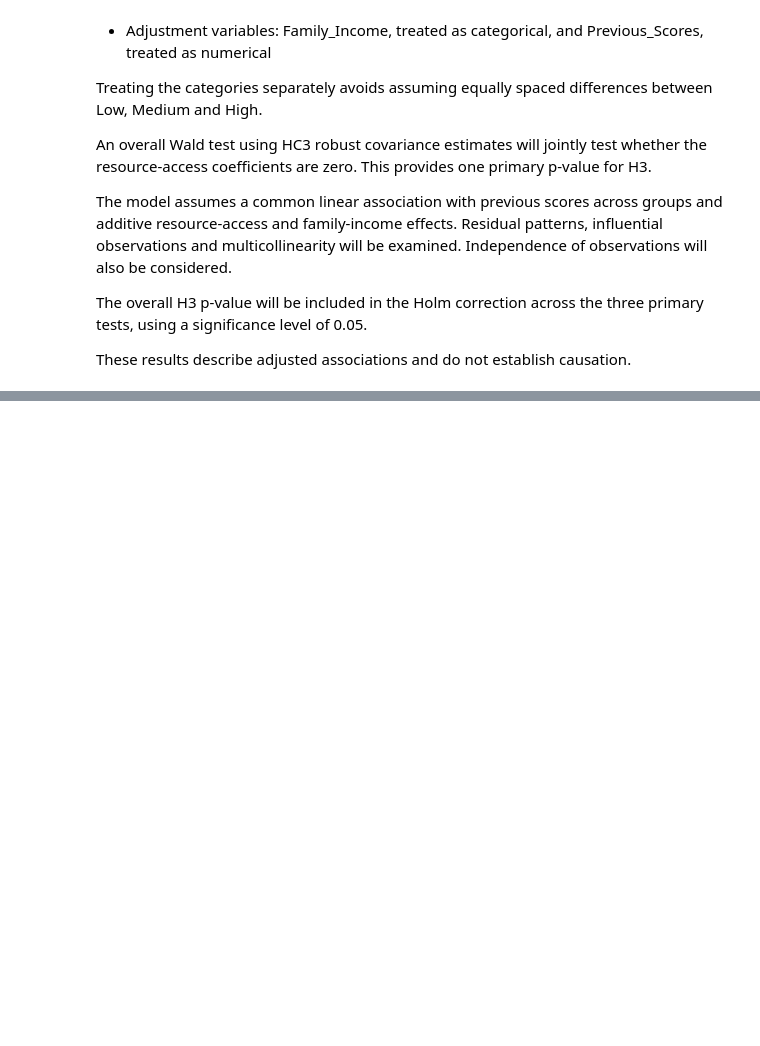
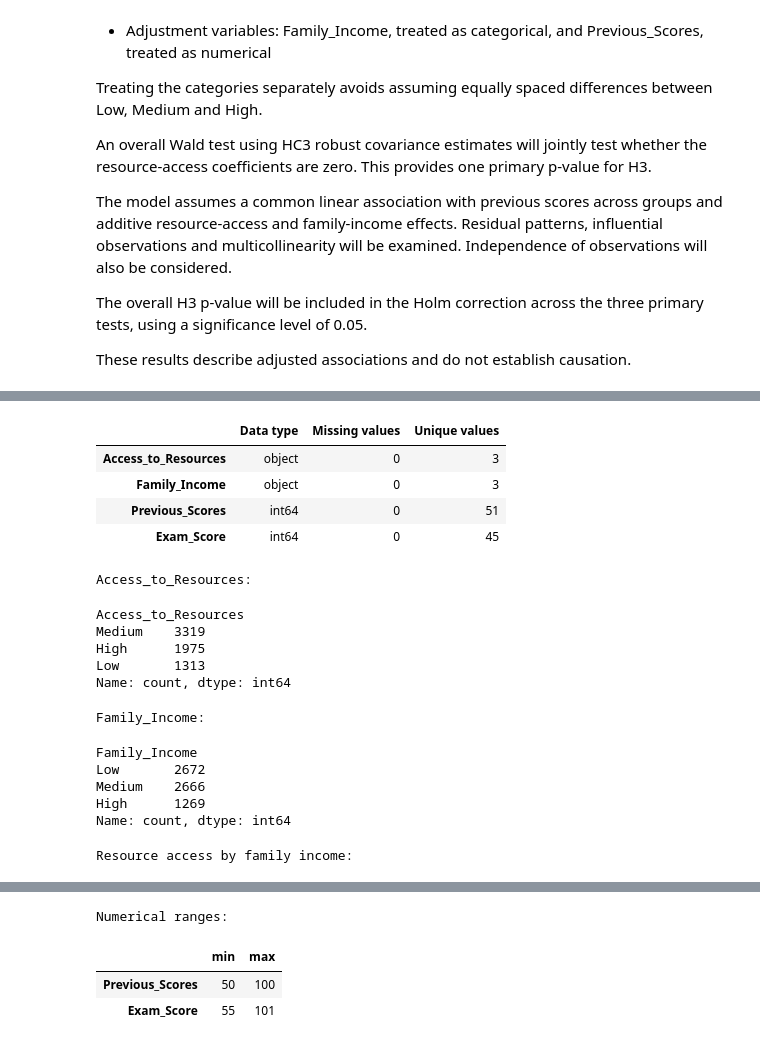
Before and after one commit to LieneRubule/student-performance-analysis, a Jupyter notebook: jupyter_notebooks/Student_Performance_Hypothesis_Testing.ipynb, the cells around one changed output, grey strips where cells are left out. Drawn from its saved outputs; the diff is of its cells as text; code cells hidden in the pictures; blank space fills up the shorter version.

Commit message:
Check H3 variables, category counts and group combinations

```diff
--- a/jupyter_notebooks/Student_Performance_Hypothesis_Testing.ipynb
+++ b/jupyter_notebooks/Student_Performance_Hypothesis_Testing.ipynb
@@ -1790,0 +1801,76 @@ causation.
+# %%
+# Official pandas documentation:
+# Data types:
+# https://pandas.pydata.org/docs/reference/api/pandas.DataFrame.dtypes.html
+
+# Missing values:
+# https://pandas.pydata.org/docs/reference/api/pandas.DataFrame.isna.html
+
+# Unique-value counts:
+# https://pandas.pydata.org/docs/reference/api/pandas.DataFrame.nunique.html
+
+# Category frequencies:
+# https://pandas.pydata.org/docs/reference/api/pandas.Series.value_counts.html
+
+# Cross-tabulation:
+# https://pandas.pydata.org/docs/reference/api/pandas.crosstab.html
+
+# Minimum and maximum aggregation:
+# https://pandas.pydata.org/docs/reference/api/pandas.DataFrame.agg.html
+
+# Created with assistance from ChatGPT.
+
+# Check H3 variables without changing the original dataset.
+h3_columns = [
+    "Access_to_Resources",
+    "Family_Income",
+    "Previous_Scores",
+    "Exam_Score"
+]
+
+h3_checks = pd.DataFrame({
+    "Data type": df[h3_columns].dtypes,
+    "Missing values": df[h3_columns].isna().sum(),
+    "Unique values": df[h3_columns].nunique()
+})
+
+display(h3_checks)
+
+# Show all category labels and their counts.
+for column in ["Access_to_Resources", "Family_Income"]:
+    print(f"\n{column}:")
+    display(df[column].value_counts(dropna=False))
+
+# Inspect how many students appear in each category combination.
+print("\nResource access by family income:")
+display(pd.crosstab(
+    df["Access_to_Resources"],
+    df["Family_Income"]
+))
+
+# Check numerical ranges.
+print("\nNumerical ranges:")
+display(
+    df[["Previous_Scores", "Exam_Score"]]
+    .agg(["min", "max"])
+    .T
+)
+# %% [output]
+|  | Data type | Missing values | Unique values |
+| Access_to_Resources | object | 0 | 3 |
+| Family_Income | object | 0 | 3 |
+| Previous_Scores | int64 | 0 | 51 |
+| Exam_Score | int64 | 0 | 45 |
+Access_to_Resources:
+Access_to_Resources
+Medium    3319
+High      1975
+Low       1313
+Name: count, dtype: int64
+Family_Income:
+Family_Income
+Low       2672
+Medium    2666
+High      1269
+Name: count, dtype: int64
+Resource access by family income:
@@ -1790,0 +1882,4 @@ causation.
+Numerical ranges:
+|  | min | max |
+| Previous_Scores | 50 | 100 |
+| Exam_Score | 55 | 101 |
```
Also changed, not shown: parts of 3 cells of this notebook.
